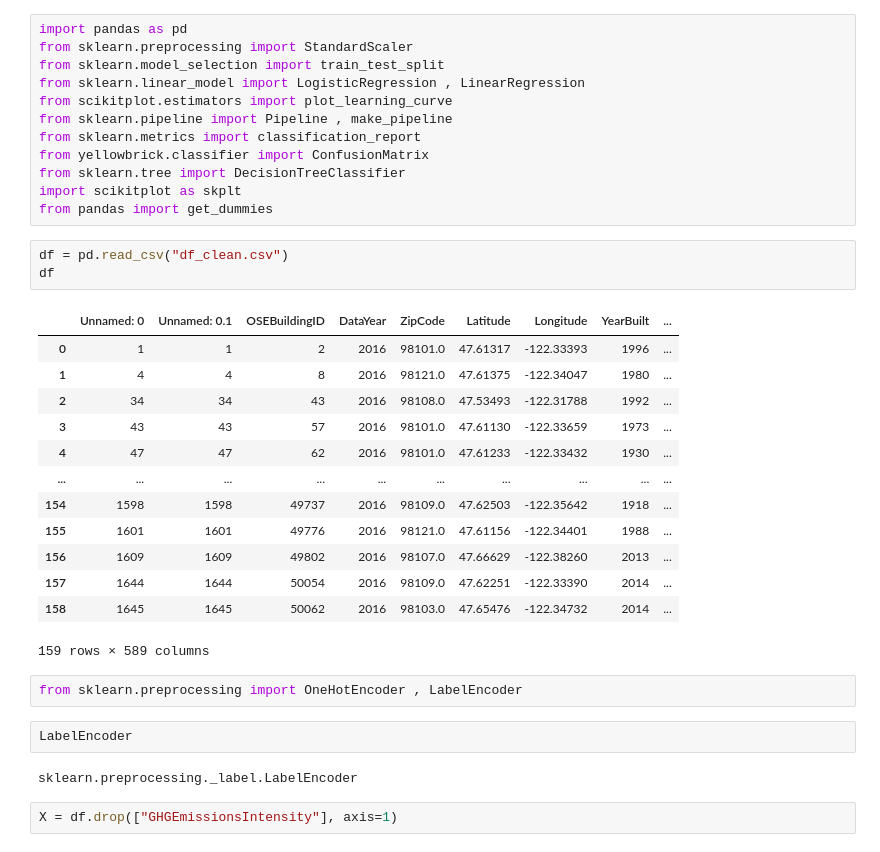
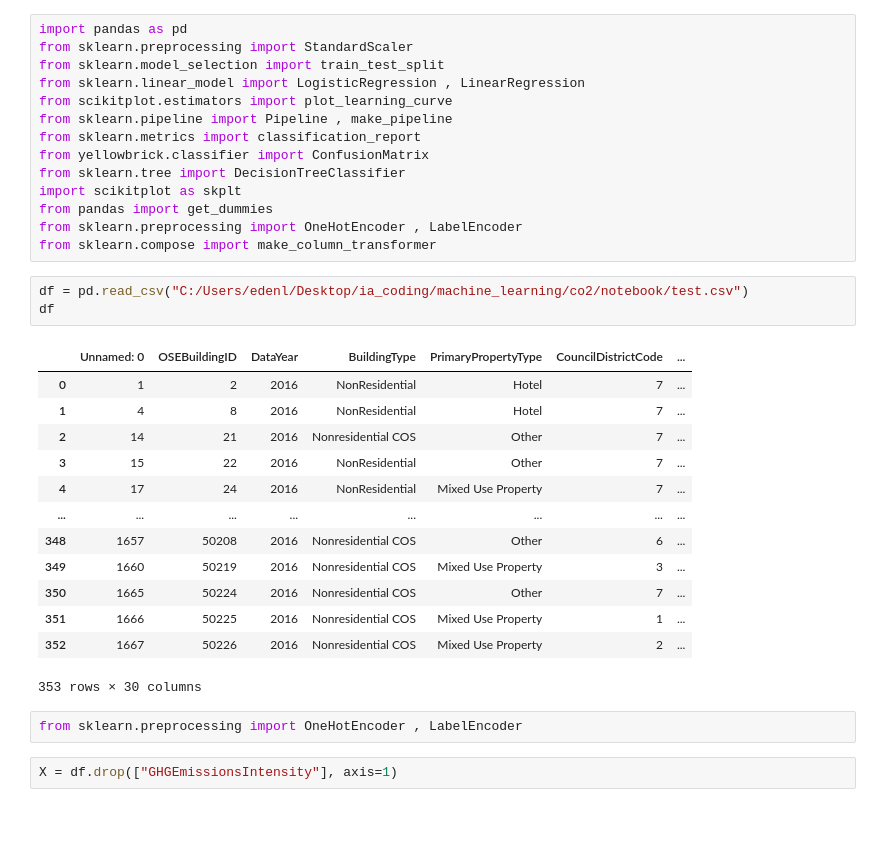
Before and after one commit to EdenLecarpentier/CO2_building, a Jupyter notebook: notebook/model.ipynb, the cells around one changed output. Cells and saved outputs as stored; diff of their text form; blank space fills up the shorter version.

```diff
--- a/notebook/model.ipynb
+++ b/notebook/model.ipynb
@@ -10,29 +10,27 @@ from yellowbrick.classifier import ConfusionMatrix
 from sklearn.tree import DecisionTreeClassifier
 import scikitplot as skplt
 from pandas import get_dummies
+from sklearn.preprocessing import OneHotEncoder , LabelEncoder
+from sklearn.compose import make_column_transformer
 # %%
-df = pd.read_csv("df_clean.csv")
+df = pd.read_csv("C:/Users/edenl/Desktop/ia_coding/machine_learning/co2/notebook/test.csv")
 df
 # %% [output]
-|  | Unnamed: 0 | Unnamed: 0.1 | OSEBuildingID | DataYear | ZipCode | Latitude | Longitude | YearBuilt | ... |
-| 0 | 1 | 1 | 2 | 2016 | 98101.0 | 47.61317 | -122.33393 | 1996 | ... |
-| 1 | 4 | 4 | 8 | 2016 | 98121.0 | 47.61375 | -122.34047 | 1980 | ... |
-| 2 | 34 | 34 | 43 | 2016 | 98108.0 | 47.53493 | -122.31788 | 1992 | ... |
-| 3 | 43 | 43 | 57 | 2016 | 98101.0 | 47.61130 | -122.33659 | 1973 | ... |
-| 4 | 47 | 47 | 62 | 2016 | 98101.0 | 47.61233 | -122.33432 | 1930 | ... |
-| ... | ... | ... | ... | ... | ... | ... | ... | ... | ... |
-| 154 | 1598 | 1598 | 49737 | 2016 | 98109.0 | 47.62503 | -122.35642 | 1918 | ... |
-| 155 | 1601 | 1601 | 49776 | 2016 | 98121.0 | 47.61156 | -122.34401 | 1988 | ... |
-| 156 | 1609 | 1609 | 49802 | 2016 | 98107.0 | 47.66629 | -122.38260 | 2013 | ... |
-| 157 | 1644 | 1644 | 50054 | 2016 | 98109.0 | 47.62251 | -122.33390 | 2014 | ... |
-| 158 | 1645 | 1645 | 50062 | 2016 | 98103.0 | 47.65476 | -122.34732 | 2014 | ... |
+|  | Unnamed: 0 | OSEBuildingID | DataYear | BuildingType | PrimaryPropertyType | CouncilDistrictCode | ... |
+| 0 | 1 | 2 | 2016 | NonResidential | Hotel | 7 | ... |
+| 1 | 4 | 8 | 2016 | NonResidential | Hotel | 7 | ... |
+| 2 | 14 | 21 | 2016 | Nonresidential COS | Other | 7 | ... |
+| 3 | 15 | 22 | 2016 | NonResidential | Other | 7 | ... |
+| 4 | 17 | 24 | 2016 | NonResidential | Mixed Use Property | 7 | ... |
+| ... | ... | ... | ... | ... | ... | ... | ... |
+| 348 | 1657 | 50208 | 2016 | Nonresidential COS | Other | 6 | ... |
+| 349 | 1660 | 50219 | 2016 | Nonresidential COS | Mixed Use Property | 3 | ... |
+| 350 | 1665 | 50224 | 2016 | Nonresidential COS | Other | 7 | ... |
+| 351 | 1666 | 50225 | 2016 | Nonresidential COS | Mixed Use Property | 1 | ... |
+| 352 | 1667 | 50226 | 2016 | Nonresidential COS | Mixed Use Property | 2 | ... |
-159 rows × 589 columns
+353 rows × 30 columns
 # %%
 from sklearn.preprocessing import OneHotEncoder , LabelEncoder
-# %%
-LabelEncoder
-# %% [output]
-sklearn.preprocessing._label.LabelEncoder
 # %%
 X = df.drop(["GHGEmissionsIntensity"], axis=1)
 # %%
```
Also changed, not shown: parts of 30 cells of this notebook, 5 other files.
